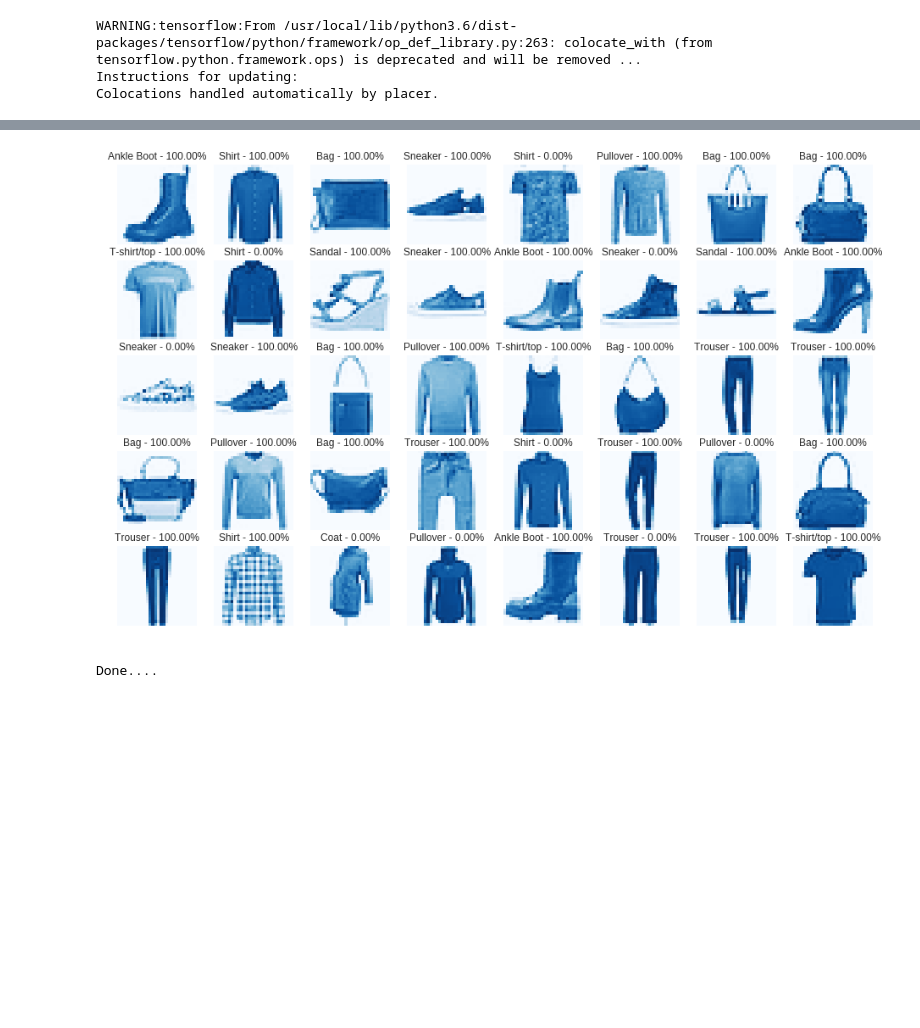
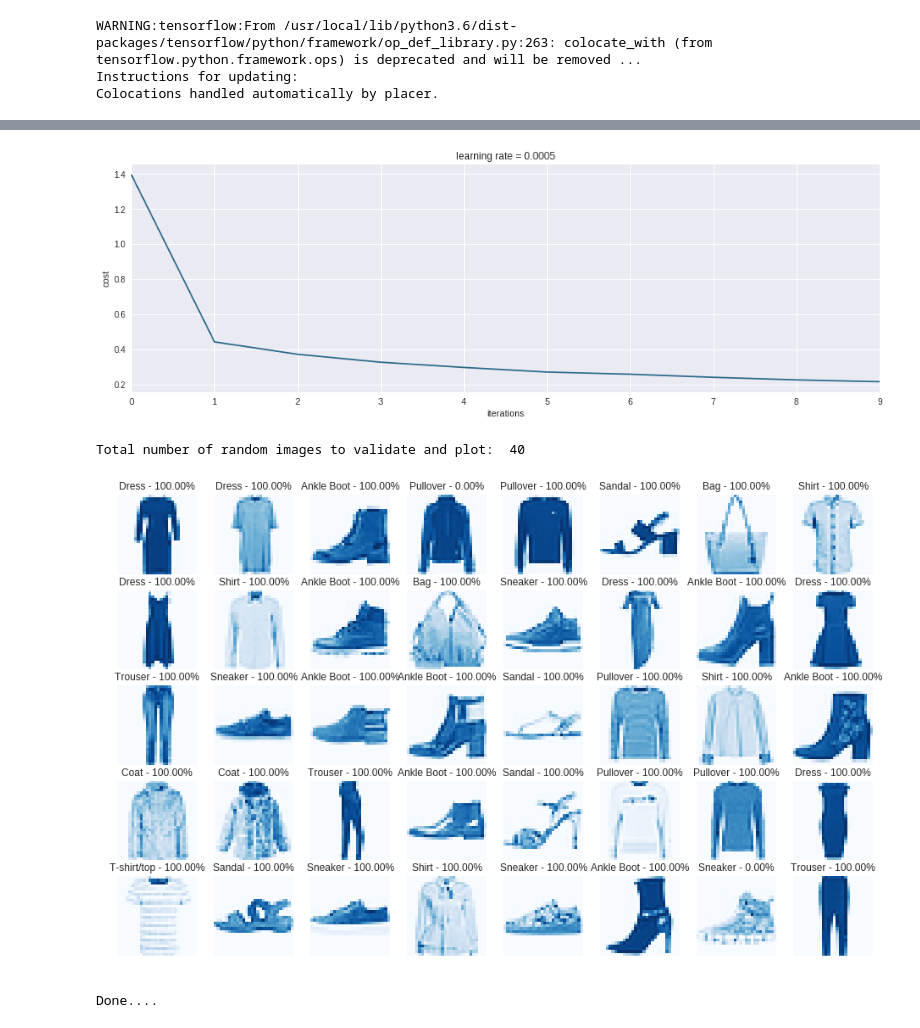
Before and after one commit to jsomya/deep-learning, a Jupyter notebook: fashion_mnist.ipynb, the cells around one changed output, grey strips where cells are left out. Saved outputs shown, nothing was run; the diff lists cells and outputs as text; code cells hidden in the pictures; blank space fills up the shorter version.

```diff
--- a/fashion_mnist.ipynb
+++ b/fashion_mnist.ipynb
@@ -51,6 +51,7 @@ labels = {0 : "T-shirt/top", 1: "Trouser", 2: "Pullover", 3: "Dress", 4: "Coat",
           5: "Sandal", 6: "Shirt", 7: "Sneaker", 8: "Bag", 9: "Ankle Boot"}
 
 
+lr_cost_graph_filename = 'learning_rate_cost_graph'
 
 train_file = PATH+"fashion-mnist_train.csv"
 test_file  = PATH+"fashion-mnist_test.csv"
@@ -221,7 +222,7 @@ def maxpooling2D(x, p_size):
   z = tf.nn.max_pool(x, ksize=[1, p_size, p_size, 1], strides=[1, p_size, p_size, 1], padding='SAME')
   return z
 
-def network(x, weights, biases, n_in, mp_size, mp_dropout, dense_dropout):
+def feed_forward_network(x, weights, biases, n_in, mp_size, mp_dropout, dense_dropout):
   sq_dim = int(np.sqrt(n_in))
   sq_x = tf.reshape(x, shape=[-1, sq_dim, sq_dim, 1])
 
@@ -303,7 +304,7 @@ weights = {
 x = tf.placeholder(tf.float32, [None, n_inputs])
 y = tf.placeholder(tf.float32, [None, n_classes])
 
-predictions = network(x, weights, biases, n_inputs, n_pool_size, mp_dropout, dense_dropout)
+predictions = feed_forward_network(x, weights, biases, n_inputs, n_pool_size, mp_dropout, dense_dropout)
 
 #cost = tf.reduce_mean(tf.nn.softmax_cross_entropy_with_logits(logits=predictions, labels=y))
 #optimizer = tf.train.AdamOptimizer(learning_rate).minimize(cost)
@@ -317,11 +318,12 @@ initializer_op = tf.global_variables_initializer()
 with tf.Session() as session:
     session.run(initializer_op)
 
+    costs = []
     #make this 100
-    n_epocs = 1
+    n_epochs = 10
     batch_size = 128
-
-    for epoch in range(n_epocs):
+    saver = tf.train.Saver();
+    for epoch in range(n_epochs):
       avg_cost = 0.0
       avg_accuracy_pct = 0.0
       n_batches = int(60000/batch_size)
@@ -333,13 +335,28 @@ with tf.Session() as session:
         avg_cost += batch_cost / n_batches
         avg_accuracy_pct += batch_acc / n_batches
 
-        print("Epoch ", '%03d' % (epoch+1),
-                      " Batch ", '%03d' % (i+1),
+        #print("Epoch ", '%03d' % (epoch+1),
+        #              " Batch ", '%03d' % (i+1),
+        #              ": cost = ", '{:.3f}'.format(avg_cost),
+        #              ", accuracy = ", '{:.2f}'.format(avg_accuracy_pct), "%",
+        #               sep='')
+      print("Epoch ", '%03d' % (epoch+1),
                       ": cost = ", '{:.3f}'.format(avg_cost),
                       ", accuracy = ", '{:.2f}'.format(avg_accuracy_pct), "%",
-                      sep='')
+                       sep='')
+      # save model after each epoch
+      saver.save(session,'./sample_data/fashion.model')
+      costs.append(avg_cost)
 
-
+    # Plot costs
+    plt.figure(figsize=(16,5))
+    plt.plot(np.squeeze(costs), color='#2A688B')
+    plt.xlim(0, n_epochs-1)
+    plt.ylabel("cost")
+    plt.xlabel("iterations")
+    plt.title("learning rate = {rate}".format(rate=learning_rate))
+    plt.savefig(lr_cost_graph_filename, dpi=300)
+    plt.show()
     #testing
     #_, acc = session.run(accuracy_pct, feed_dict = {x:test_images, y:test_labels})
     #print("Test accuracy = ", '{:.2f}'.format(accuracy_pct), "%",
@@ -423,2 +433,4 @@ Total number of random images to validate and plot:  40
-[figure, old version]
+[figure, new version]
-Done....
+Total number of random images to validate and plot:  40
+[figure, added]
+Done....
```
Also changed, not shown: parts of 2 cells of this notebook.
